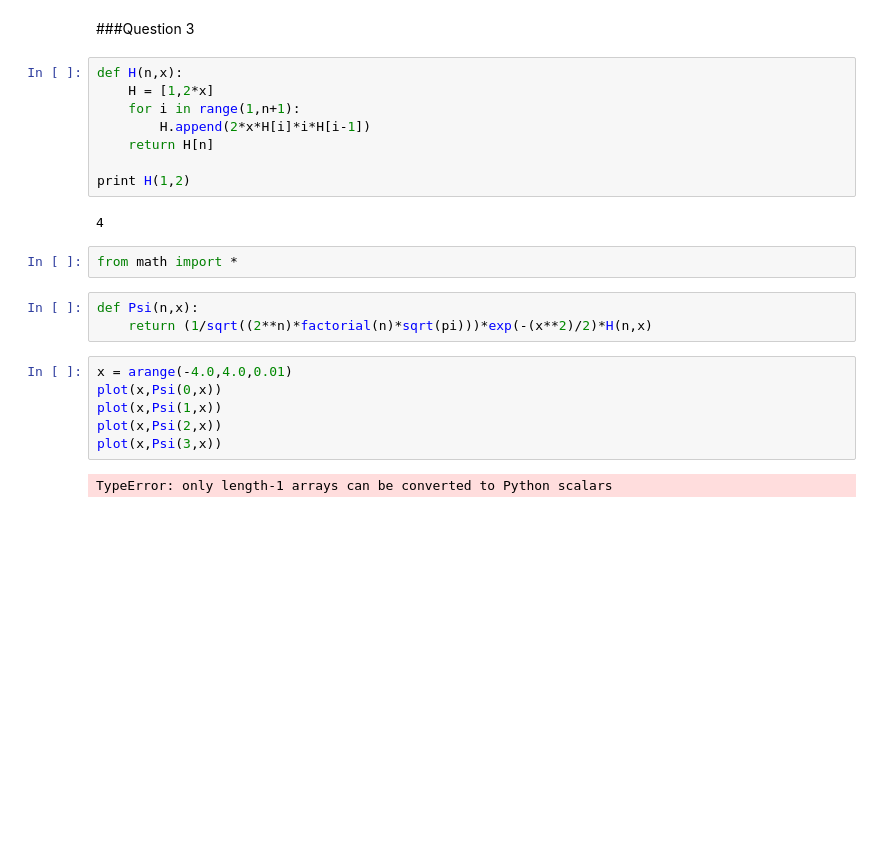
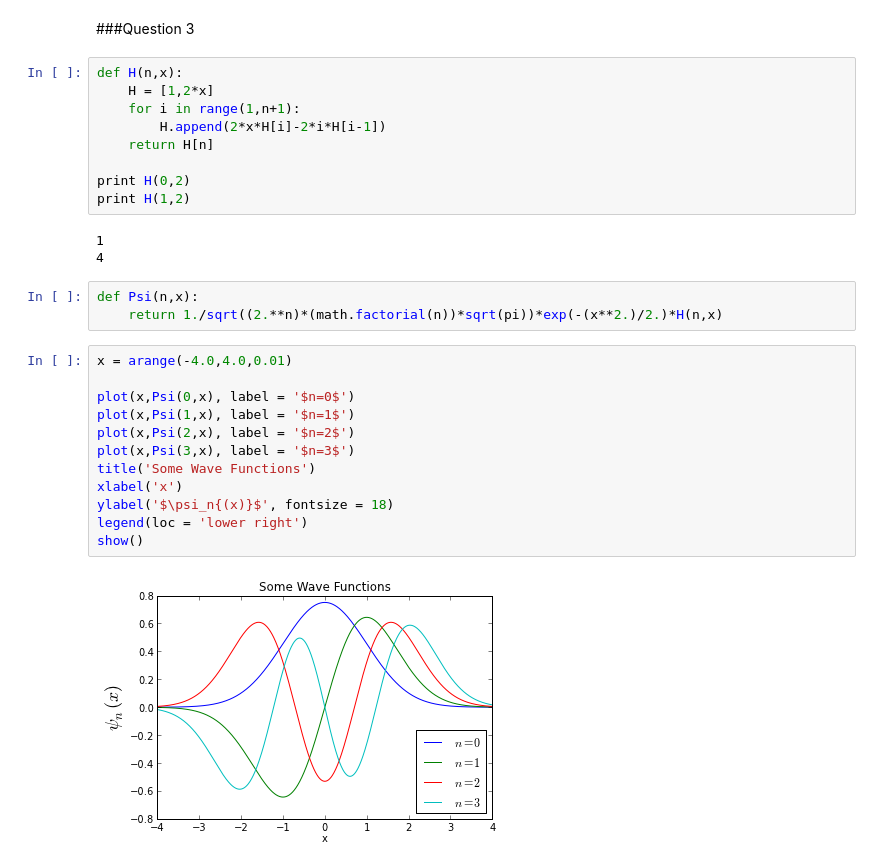
Before and after one commit to ipowellPHYS202/PHYS202-S13, a Jupyter notebook: Week5/IntegrationEx4.ipynb, the cells around one changed output. Drawn from its saved outputs; the diff is of its cells as text; blank space fills up the shorter version.

```diff
--- a/Week5/IntegrationEx4.ipynb
+++ b/Week5/IntegrationEx4.ipynb
@@ -71,22 +71,28 @@ show()
 def H(n,x):
     H = [1,2*x]
     for i in range(1,n+1):
-        H.append(2*x*H[i]*i*H[i-1])
+        H.append(2*x*H[i]-2*i*H[i-1])
     return H[n]
 
+print H(0,2)
 print H(1,2)
 # %% [output]
+1
 4
-# %%
-from math import *
 # %%
 def Psi(n,x):
-    return (1/sqrt((2**n)*factorial(n)*sqrt(pi)))*exp(-(x**2)/2)*H(n,x)
+    return 1./sqrt((2.**n)*(math.factorial(n))*sqrt(pi))*exp(-(x**2.)/2.)*H(n,x)
 # %%
 x = arange(-4.0,4.0,0.01)
-plot(x,Psi(0,x))
-plot(x,Psi(1,x))
-plot(x,Psi(2,x))
-plot(x,Psi(3,x))
+
+plot(x,Psi(0,x), label = '$n=0$')
+plot(x,Psi(1,x), label = '$n=1$')
+plot(x,Psi(2,x), label = '$n=2$')
+plot(x,Psi(3,x), label = '$n=3$')
+title('Some Wave Functions')
+xlabel('x')
+ylabel('$\psi_n{(x)}$', fontsize = 18)
+legend(loc = 'lower right')
+show()
 # %% [output]
-TypeError: only length-1 arrays can be converted to Python scalars
+[figure, added]
```
Also changed, not shown: parts of 6 cells of this notebook.
